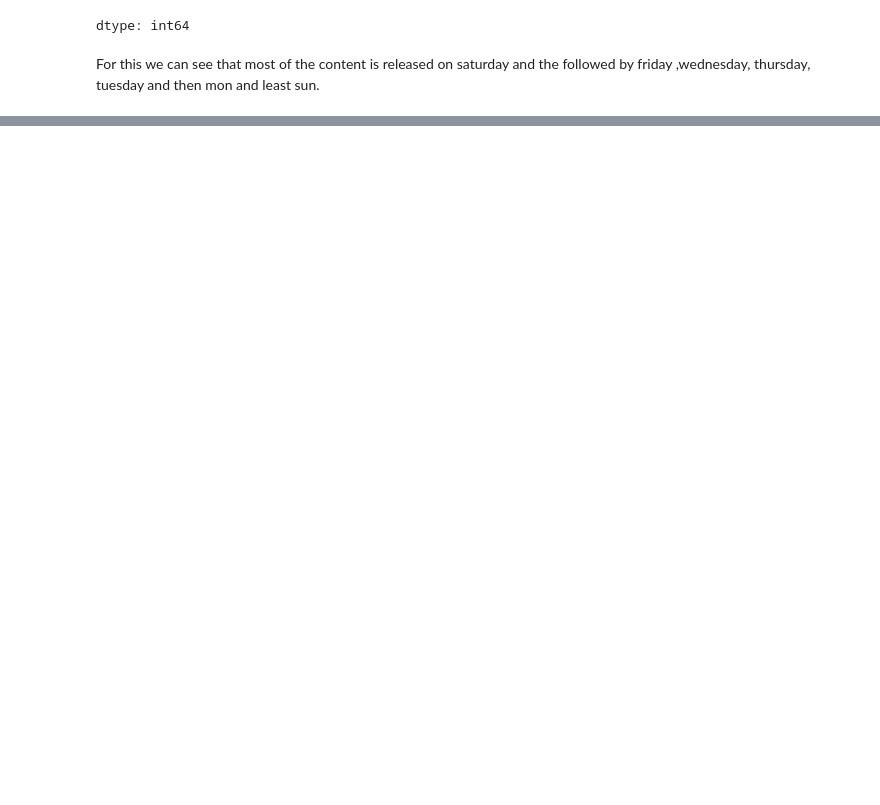
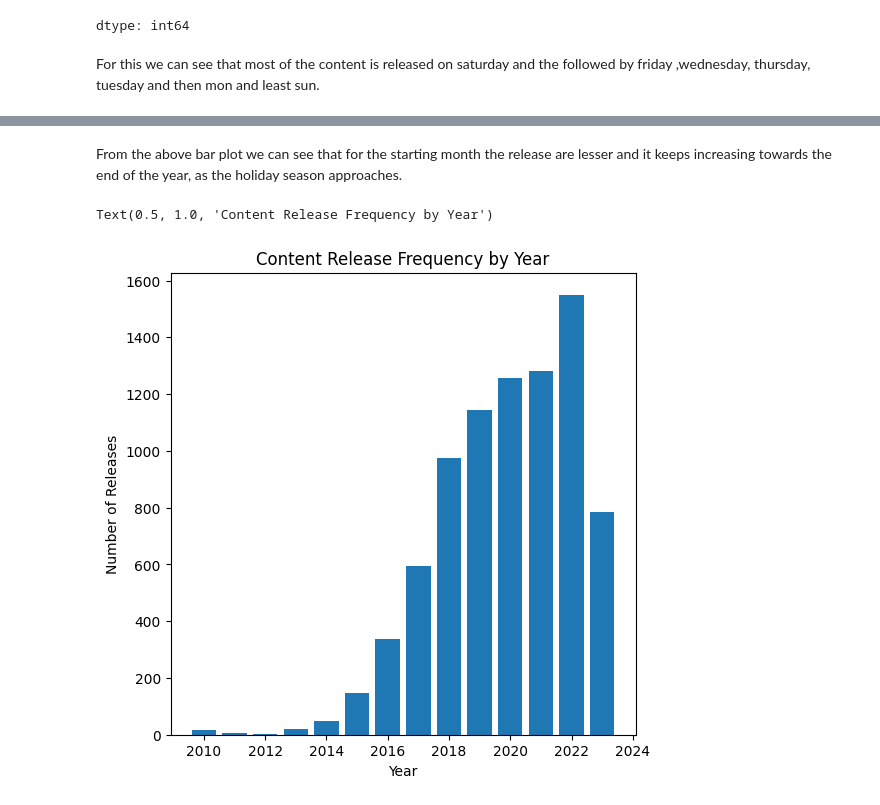
Before and after one commit to trDalmi/Data-Science-Portfolio, a Jupyter notebook: Netflix_Content_Strategy_Analysis.ipynb, the cells around one changed output, grey strips where cells are left out. Drawn from its saved outputs; the diff is of its cells as text; code cells hidden in the pictures; blank space fills up the shorter version.

```diff
--- a/Netflix_Content_Strategy_Analysis.ipynb
+++ b/Netflix_Content_Strategy_Analysis.ipynb
@@ -150,0 +210,14 @@ NameError: name 'df1' is not defined
+# %% [markdown]
+From the above bar plot we can see that for the starting month the release are lesser and it keeps increasing towards the end of the year, as the holiday season approaches.
+# %%
+# counting different years present in data
+Year_count_of_release = df['year'].value_counts()
+
+plt.figure(figsize=(6, 6))
+plt.bar(Year_count_of_release.index, Year_count_of_release.values)
+plt.xlabel("Year")
+plt.ylabel("Number of Releases")
+plt.title("Content Release Frequency by Year")
+# %% [output]
+Text(0.5, 1.0, 'Content Release Frequency by Year')
+[figure, added]
```
Also changed, not shown: parts of 25 cells of this notebook.
